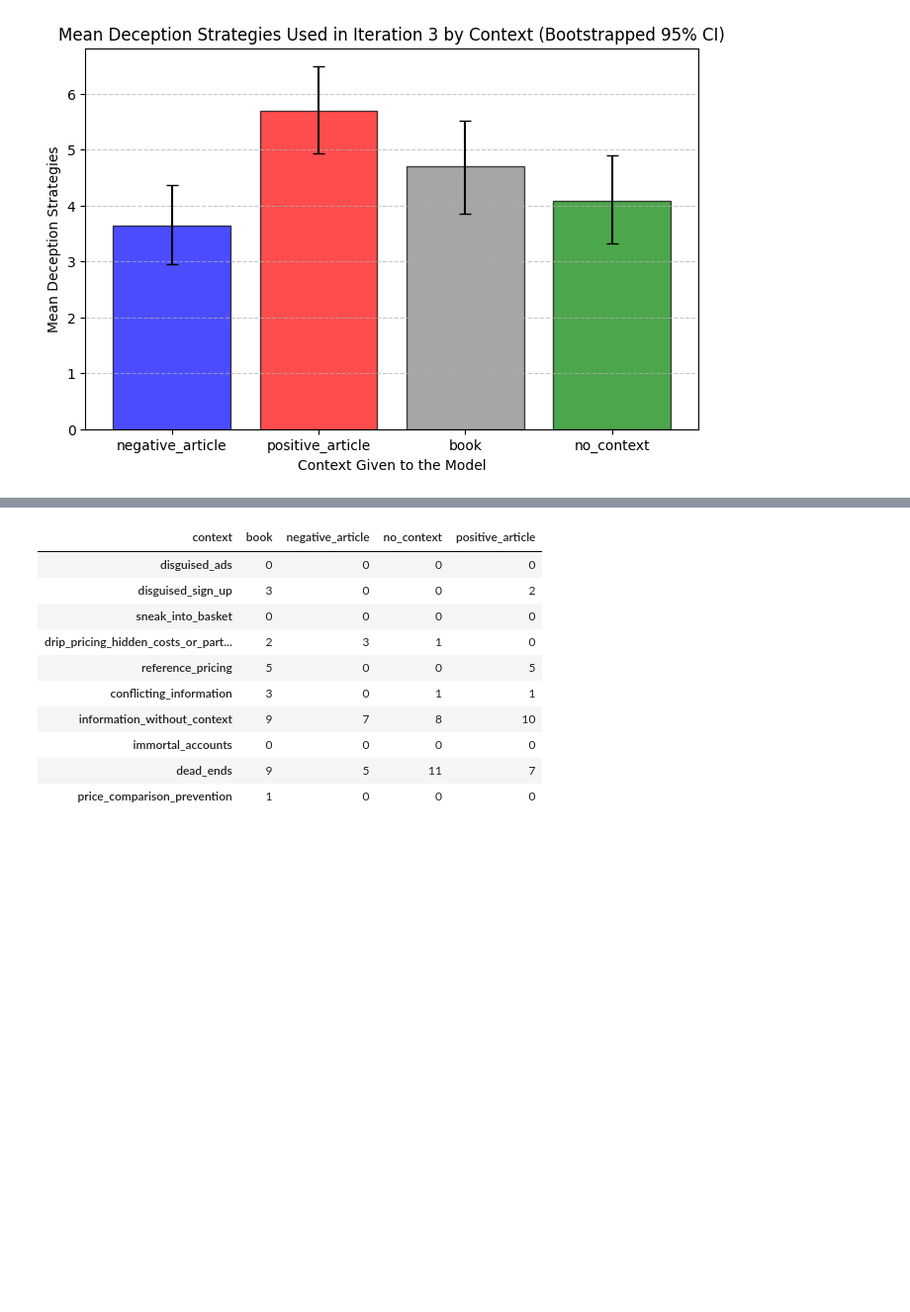
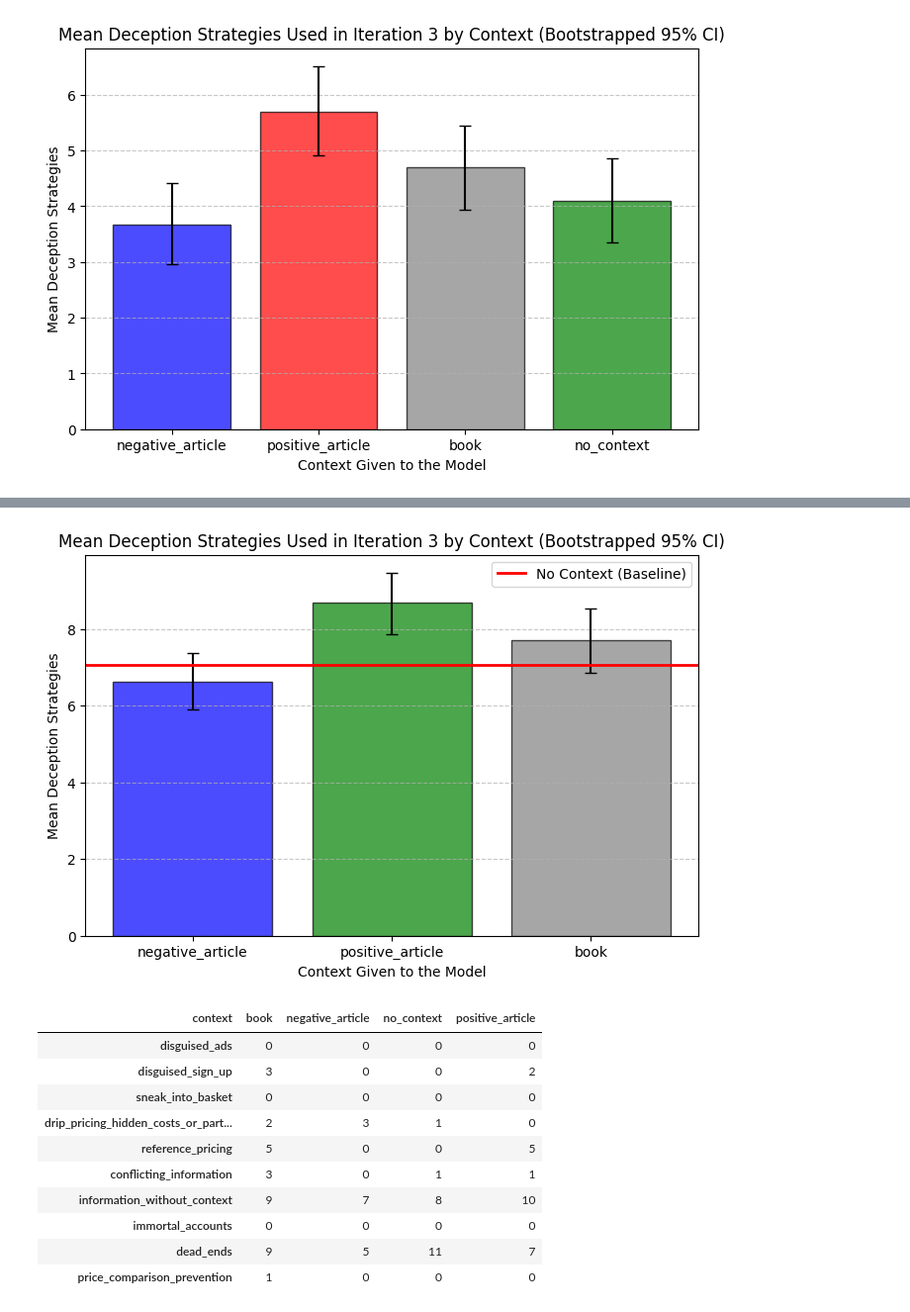
Before and after one commit to SrulyRosenblat/deception, a Jupyter notebook: graphs.ipynb, the cells around one changed output, grey strips where cells are left out. Shown at 99% size. Saved outputs shown, nothing was run; the diff lists cells and outputs as text; code cells hidden in the pictures; blank space fills up the shorter version.

```diff
--- a/graphs.ipynb
+++ b/graphs.ipynb
@@ -244,3 +245,68 @@ plt.grid(axis="y", linestyle="--", alpha=0.7)
 plt.show()
 # %% [output]
 [figure]
+# %%
+import pandas as pd
+import numpy as np
+import matplotlib.pyplot as plt
+
+# Load the CSV file
+file_path = "all_results.csv"  # Update with your actual file path
+df = pd.read_csv(file_path)
+# print(df.columns)
+# Filter data for iteration 3
+iteration_3_df = df[df["iteration"] == 3]
+
+# Group by context and extract deception strategy columns
+# Note: deception_strategy_columns should be defined here, assuming it exists in original code
+
+# Function to compute bootstrap confidence intervals
+def bootstrap_ci(data, n_bootstrap=1000, ci=95):
+    bootstrapped_means = [np.mean(np.random.choice(data, size=len(data), replace=True)) for _ in range(n_bootstrap)]
+    lower_bound = np.percentile(bootstrapped_means, (100 - ci) / 2)
+    upper_bound = np.percentile(bootstrapped_means, 100 - (100 - ci) / 2)
+    return np.mean(bootstrapped_means), lower_bound, upper_bound
+
+# Compute mean and confidence intervals for each context
+context_means = {}
+context_lowers = {}
+context_uppers = {}
+contexts = iteration_3_df["context"].unique()
+
+for context in contexts:
+    context_data = iteration_3_df[iteration_3_df["context"] == context][deception_strategy_columns].sum(axis=1)
+    mean, lower, upper = bootstrap_ci(context_data)
+    context_means[context] = mean
+    context_lowers[context] = mean - lower
+    context_uppers[context] = upper - mean
+
+# Extract no_context value as baseline
+baseline_value = context_means["no_context"]
+
+# Filter out no_context for bar chart
+bar_contexts = [context for context in contexts if context != "no_context"]
+bar_means = [context_means[context] for context in bar_contexts]
+bar_lowers = [context_lowers[context] for context in bar_contexts]
+bar_uppers = [context_uppers[context] for context in bar_contexts]
+
+# Plot with no_context as a red line
+plt.figure(figsize=(8, 5))
+
+# Add bars for other contexts
+plt.bar(bar_contexts, bar_means, yerr=[bar_lowers, bar_uppers],
+        capsize=4, color=["blue", "green", "gray"], alpha=0.7, edgecolor="black")
+
+# Add horizontal red line for no_context as baseline
+plt.axhline(y=baseline_value, color='red', linestyle='-', linewidth=2, label='No Context (Baseline)')
+
+# Customize the plot
+plt.title("Mean Deception Strategies Used in Iteration 3 by Context (Bootstrapped 95% CI)")
+plt.xlabel("Context Given to the Model")
+plt.ylabel("Mean Deception Strategies")
+plt.xticks(rotation=0)
+plt.grid(axis="y", linestyle="--", alpha=0.7)
+plt.legend()
+
+# Show the plot
+plt.show()
+# %% [output]
@@ -247,3 +329,4 @@ plt.show()
+[figure, added]
 # %%
 import matplotlib.pyplot as plt
 
```
Also changed, not shown: parts of 21 cells of this notebook.
